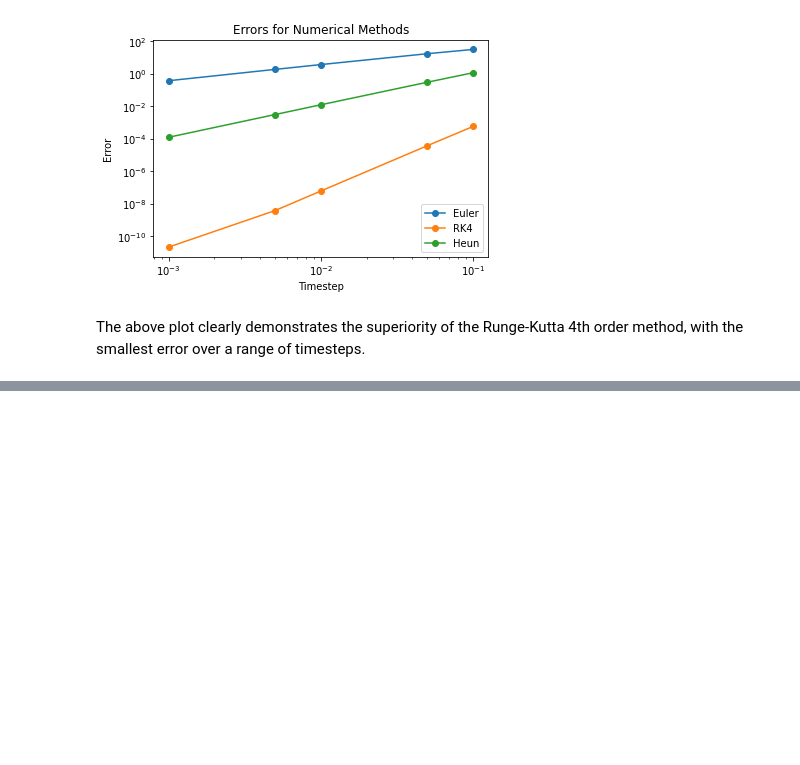
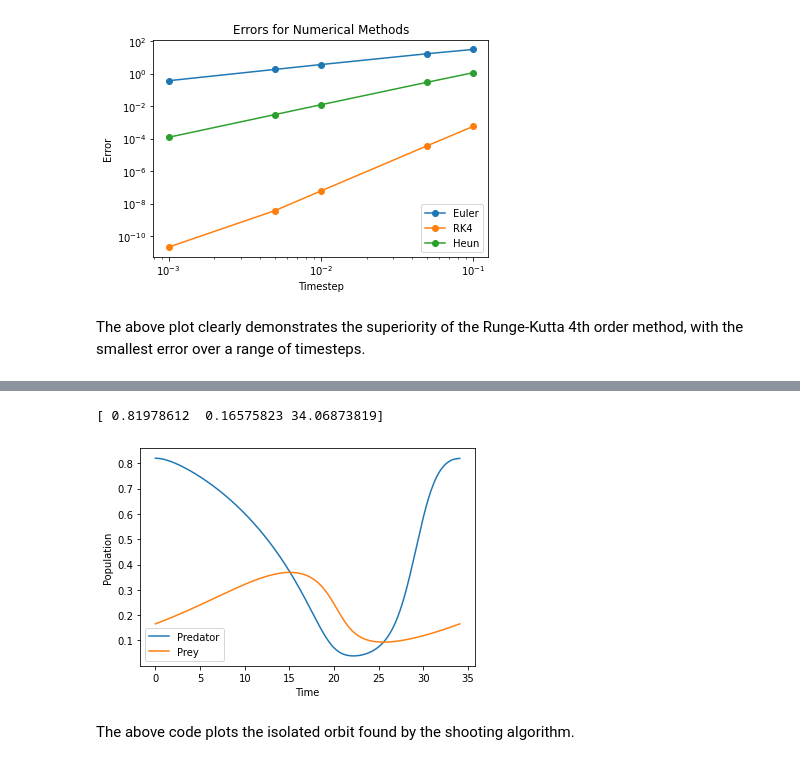
Before and after one commit to joesouber/EMAT30008, a Jupyter notebook: report.ipynb, the cells around one changed output, grey strips where cells are left out. Saved outputs shown, nothing was run; the diff lists cells and outputs as text; code cells hidden in the pictures; blank space fills up the shorter version.

```diff
--- a/report.ipynb
+++ b/report.ipynb
@@ -149,0 +195,26 @@ The above plot clearly demonstrates the superiority of the Runge-Kutta 4th order
+# %%
+from shooting_plot import plot_solutions
+
+def predator_prey(t, y, args = [1, 0.1, 0.1]):
+    x = y[0]
+    y = y[1]
+
+    a = args[0]
+    d = args[1]
+    b = args[2]
+
+    dxdt = x * (1 - x) - (a * x * y) / (d + x)
+    dydt = b * y * (1 - (y / x))
+    return np.array([dxdt, dydt])
+
+def pc_predator_prey(u0, args = [1, 0.1, 0.1]):
+    return predator_prey(0, u0, args = [1, 0.1, 0.1])[0]
+
+# Define the initial guess for the shooting method
+u0 = [0.8, 0.3,30]
+plot_solutions(predator_prey,pc_predator_prey,u0,args=(), max_step=0.01)
+# %% [output]
+[ 0.81978612  0.16575823 34.06873819]
+[figure, added]
+# %% [markdown]
+The above code plots the isolated orbit found by the shooting algorithm.
```
Also changed, not shown: parts of 5 cells of this notebook.
